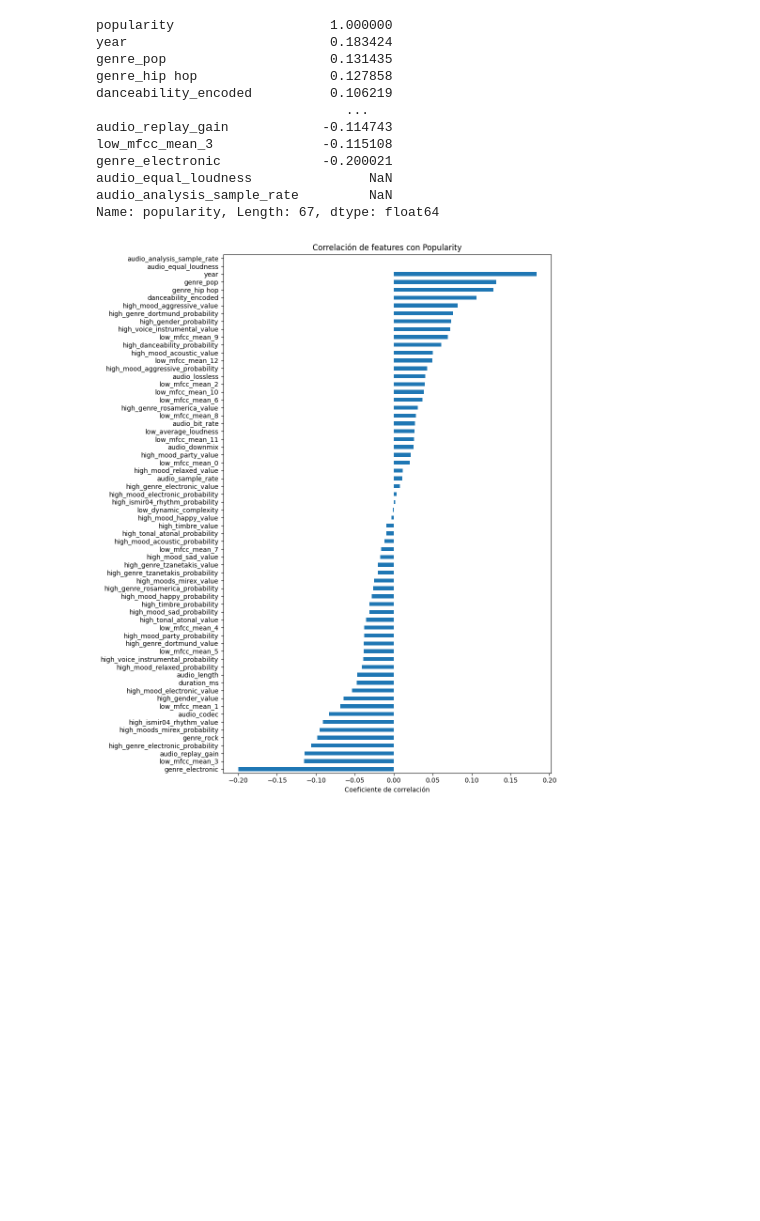
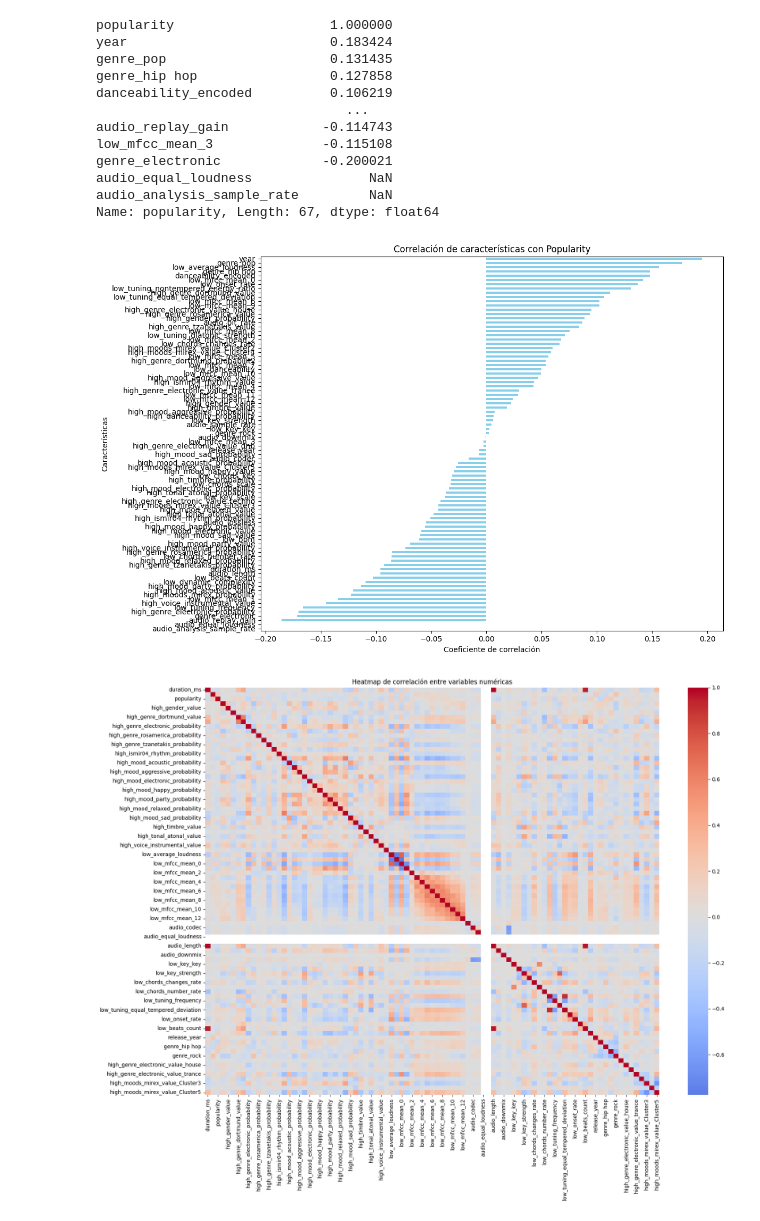
Before and after one commit to PolloDK/HitSpell, a Jupyter notebook: 01_preprocesamiento_andrea.ipynb, the cells around one changed output. Drawn from its saved outputs; the diff is of its cells as text; code cells hidden in the pictures; blank space fills up the shorter version.

```diff
--- a/01_preprocesamiento_andrea.ipynb
+++ b/01_preprocesamiento_andrea.ipynb
@@ -461,3 +390,6 @@ result_scaled[['title', 'mbid']], result_features[['title', 'mbid']]
+# %%
+df_features['audio_sample_rate'].value_counts()
+df_features['audio_sample_rate'] = df_features['audio_sample_rate'].fillna(df_features['audio_sample_rate'].mode()[0])
 # %%
 df_merged = df_scaled.merge(df_features, on='mbid', how='inner')
 # %%
@@ -547,0 +493,4 @@ df_merged.select_dtypes(include='object').columns.tolist()
+# %%
+df_merged['release_year'] = df_merged['release_date'].dt.year
+df_merged['release_year'].fillna(df_merged['release_year'].median(), inplace=True)
+df_merged.drop(columns='release_date', inplace=True)
@@ -704,0 +550,2 @@ correlation_matrix.head()
+# %%
+df_merged = pd.get_dummies(df_merged, columns=['genre', 'high_genre_electronic_value', 'high_moods_mirex_value'], drop_first=True)
@@ -705,3 +633,14 @@ correlation_matrix.head()
+# %%
+from sklearn.preprocessing import StandardScaler
+
+# 1. Selecciona columnas float64 (excluye bool y object)
+numeric_cols = df_merged.select_dtypes(include=['float64']).columns
+
+# 2. Instancia el scaler
+scaler = StandardScaler()
+
+# 3. Aplica el escalamiento
+df_merged[numeric_cols] = scaler.fit_transform(df_merged[numeric_cols])
 # %%
 import matplotlib.pyplot as plt
 import seaborn as sns
@@ -731,9 +689,30 @@ Name: popularity, Length: 67, dtype: float64
 # %%
-plt.figure(figsize=(10, 12))
-pop_corr.drop('popularity').sort_values().plot(kind='barh')
-plt.title("Correlación de features con Popularity")
-plt.xlabel("Coeficiente de correlación")
+import pandas as pd
+import matplotlib.pyplot as plt
+import seaborn as sns
+
+# Asegúrate de estar trabajando con solo columnas numéricas
+numeric_cols = df_merged.select_dtypes(include=['float64', 'int64', 'bool'])
+
+# 1. CORRELACIÓN CON POPULARITY
+correlation_with_popularity = numeric_cols.corr()['popularity'].drop('popularity').sort_values(ascending=False)
+
+# Gráfico de barras
+plt.figure(figsize=(12, 8))
+correlation_with_popularity.plot(kind='barh', color='skyblue')
+plt.title('Correlación de características con Popularity')
+plt.xlabel('Coeficiente de correlación')
+plt.ylabel('Características')
+plt.gca().invert_yaxis()
 plt.tight_layout()
 plt.show()
+
+# 2. HEATMAP DE CORRELACIÓN
+plt.figure(figsize=(18, 14))
+sns.heatmap(numeric_cols.corr(), cmap='coolwarm', center=0, annot=False, fmt=".2f")
+plt.title('Heatmap de correlación entre variables numéricas')
+plt.tight_layout()
+plt.show()
 # %% [output]
-[figure, old version]
+[figure, new version]
+[figure, added]
```
Also changed, not shown: parts of 72 cells of this notebook.
